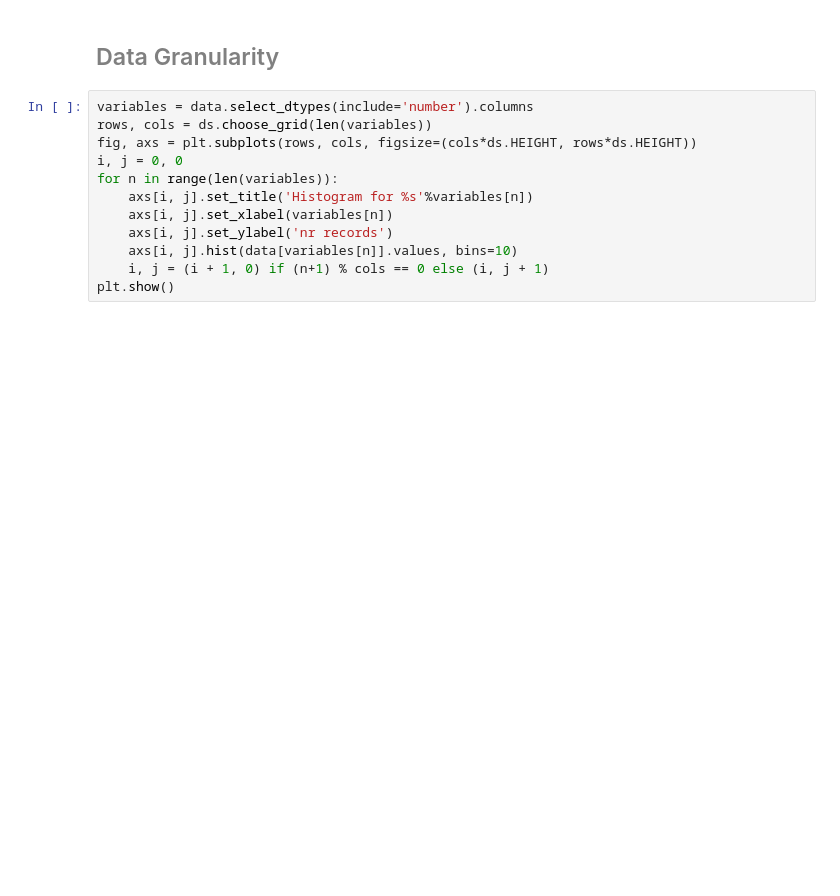
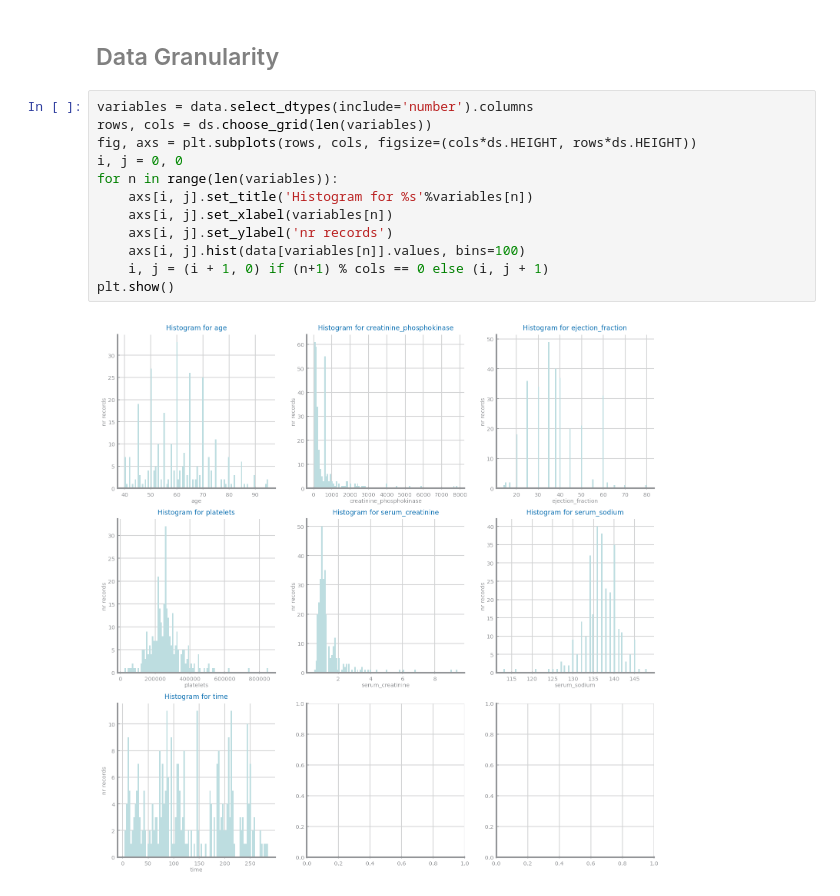
Before and after one commit to VivaRafael/CD, a Jupyter notebook: Data_Profilling_Heart_Failure.ipynb, the cells around one changed output. Cells and saved outputs as stored; diff of their text form; blank space fills up the shorter version.

Commit message:
fix data profilling

```diff
--- a/Data_Profilling_Heart_Failure.ipynb
+++ b/Data_Profilling_Heart_Failure.ipynb
@@ -130,15 +219,17 @@ plt.show()
 # %%
 variables = data.select_dtypes(include='number').columns
 rows, cols = ds.choose_grid(len(variables))
 fig, axs = plt.subplots(rows, cols, figsize=(cols*ds.HEIGHT, rows*ds.HEIGHT))
 i, j = 0, 0
 for n in range(len(variables)):
     axs[i, j].set_title('Histogram for %s'%variables[n])
     axs[i, j].set_xlabel(variables[n])
     axs[i, j].set_ylabel('nr records')
-    axs[i, j].hist(data[variables[n]].values, bins=10)
+    axs[i, j].hist(data[variables[n]].values, bins=100)
     i, j = (i + 1, 0) if (n+1) % cols == 0 else (i, j + 1)
 plt.show()
+# %% [output]
+[figure, added]
 # %%
 columns = data.select_dtypes(include='number').columns
 rows = len(columns)
```
Also changed, not shown: parts of 19 cells of this notebook, 4 other files.
